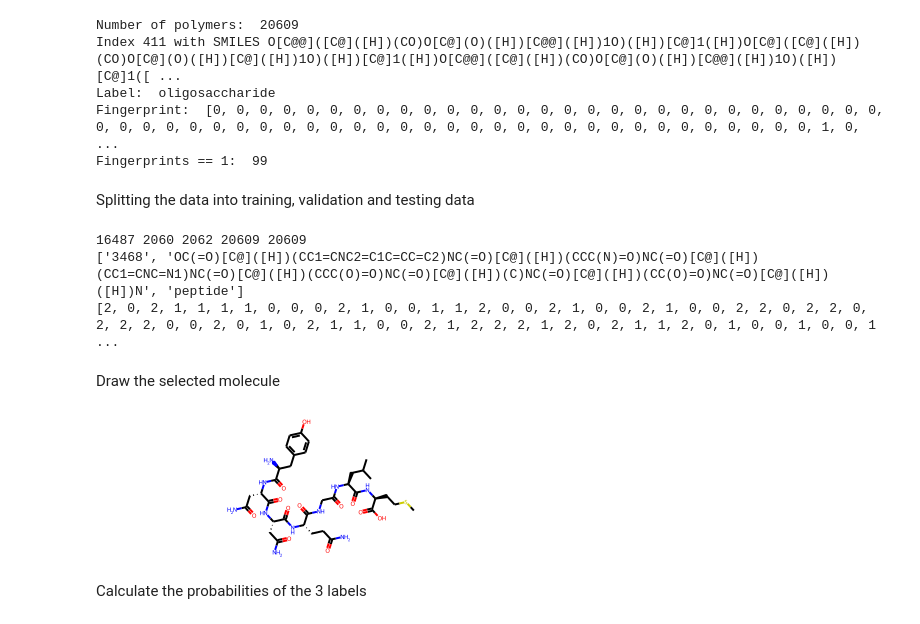
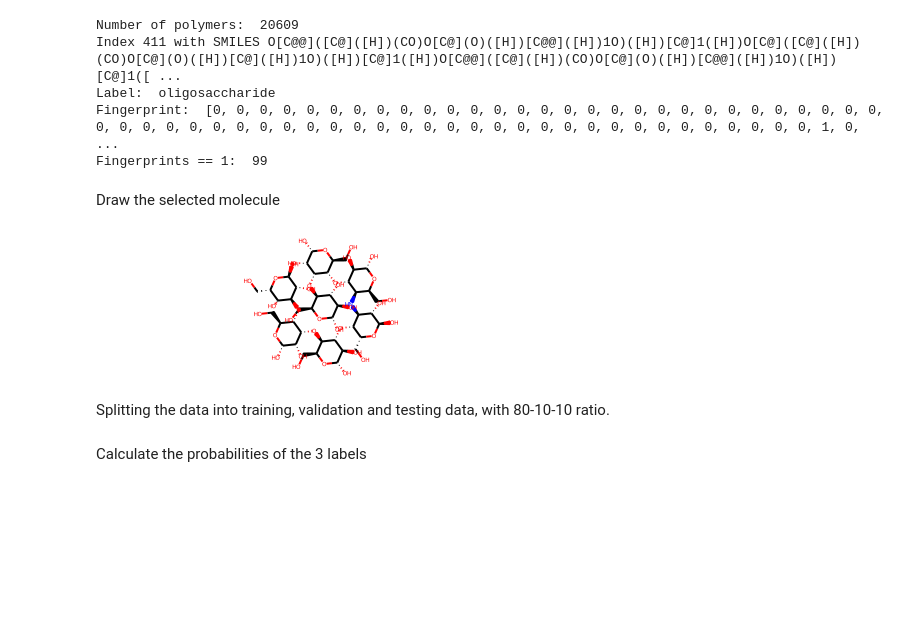
Before and after one commit to SimulationWithDaniel/ML_Polymer_Project, a Jupyter notebook: ML_polymer.ipynb, the cells around one changed output. Cells and saved outputs as stored; diff of their text form; code cells hidden in the pictures; blank space fills up the shorter version.

```diff
--- a/ML_polymer.ipynb
+++ b/ML_polymer.ipynb
@@ -41,56 +43,24 @@ Index 411 with SMILES O[C@@]([C@]([H])(CO)O[C@](O)([H])[C@@]([H])1O)([H])[C@]1([
 Label:  oligosaccharide
 Fingerprint:  [0, 0, 0, 0, 0, 0, 0, 0, 0, 0, 0, 0, 0, 0, 0, 0, 0, 0, 0, 0, 0, 0, 0, 0, 0, 0, 0, 0, 0, 0, 0, 0, 0, 0, 0, 0, 0, 0, 0, 0, 0, 0, 0, 0, 0, 0, 0, 0, 0, 0, 0, 0, 0, 0, 0, 0, 0, 0, 0, 0, 1, 0, ...
 Fingerprints == 1:  99
+# %% [markdown]
+Draw the selected molecule
+# %%
+mol = Chem.MolFromSmiles(rows[index][1])
+mol
+# %% [output]
+[figure, added]
 # %% [markdown]
-Splitting the data into training, validation and testing data
+Splitting the data into training, validation and testing data, with 80-10-10 ratio.
 # %%
 line_count = len(rows)
 indices = np.arange(line_count)
 indices_fin = np.arange(len(fingerprints))
-np.random.shuffle(indices)
-split_train = 80
-split_validation = 10
-split_test = 10
-train_end = int(line_count * split_train / 100)
-val_end = train_end + int(line_count * split_validation / 100)
-train_end_fin = int(len(fingerprints) * split_train / 100)
-val_end_fin = train_end_fin + int(len(fingerprints) * split_validation / 100)
-# Split data
-train = [rows[i] for i in indices[:train_end]]
-validation = [rows[i] for i in indices[train_end:val_end]]
-test = [rows[i] for i in indices[val_end:]]
 # Fingerprint data
 fin_rows = [fingerprints[i] for i in indices_fin[:]]
-fin_train = [fingerprints[i] for i in indices_fin[:train_end_fin]]
-fin_validation = [fingerprints[i] for i in indices_fin[train_end_fin:val_end_fin]]
-fin_test = [fingerprints[i] for i in indices_fin[val_end_fin:]]
 #Labels data
-label_train = [train[i][2] for i in range(len(train))]
-label_validation = [validation[i][2] for i in range(len(validation))]
-label_test = [test[i][2] for i in range(len(test))]
-label = [rows[i][2] for i in range(len(train+validation+test))]
+label = [rows[i][2] for i in range(len(rows))]
 #Change strings to integers
-for i in range(len(label_train)):
-    if label_train[i] == 'peptide':
-        label_train[i] = 0
-    if label_train[i] == 'plastic':
-        label_train[i] = 1
-    if label_train[i] == 'oligosaccharide':
-        label_train[i] = 2
-for i in range(len(label_validation)):
-    if label_validation[i] == 'peptide':
-        label_validation[i] = 0
-    if label_validation[i] == 'plastic':
-        label_validation[i] = 1
-    if label_validation[i] == 'oligosaccharide':
-        label_validation[i] = 2
-for i in range(len(label_test)):
-    if label_test[i] == 'peptide':
-        label_test[i] = 0
-    if label_test[i] == 'plastic':
-        label_test[i] = 1
-    if label_test[i] == 'oligosaccharide':
-        label_test[i] = 2
 for i in range(len(label)):
     if label[i] == 'peptide':
         label[i] = 0
@@ -98,20 +68,6 @@ for i in range(len(label)):
         label[i] = 1
     if label[i] == 'oligosaccharide':
         label[i] = 2
-print(len(train),len(validation),len(test),len(train)+len(validation)+len(test),len(rows))
-print(test[len(test)-1])
-print(label_validation)
-# %% [output]
-16487 2060 2062 20609 20609
-['3468', 'OC(=O)[C@]([H])(CC1=CNC2=C1C=CC=C2)NC(=O)[C@]([H])(CCC(N)=O)NC(=O)[C@]([H])(CC1=CNC=N1)NC(=O)[C@]([H])(CCC(O)=O)NC(=O)[C@]([H])(C)NC(=O)[C@]([H])(CC(O)=O)NC(=O)[C@]([H])([H])N', 'peptide']
-[2, 0, 2, 1, 1, 1, 1, 0, 0, 0, 2, 1, 0, 0, 1, 1, 2, 0, 0, 2, 1, 0, 0, 2, 1, 0, 0, 2, 2, 0, 2, 2, 0, 2, 2, 2, 0, 0, 2, 0, 1, 0, 2, 1, 1, 0, 0, 2, 1, 2, 2, 2, 1, 2, 0, 2, 1, 1, 2, 0, 1, 0, 0, 1, 0, 0, 1 ...
-# %% [markdown]
-Draw the selected molecule
-# %%
-mol = Chem.MolFromSmiles(train[index][1])
-mol
-# %% [output]
-[figure, removed]
 # %% [markdown]
 Calculate the probabilities of the 3 labels
 # %%
```
Also changed, not shown: parts of 19 cells of this notebook, 1 other file.
